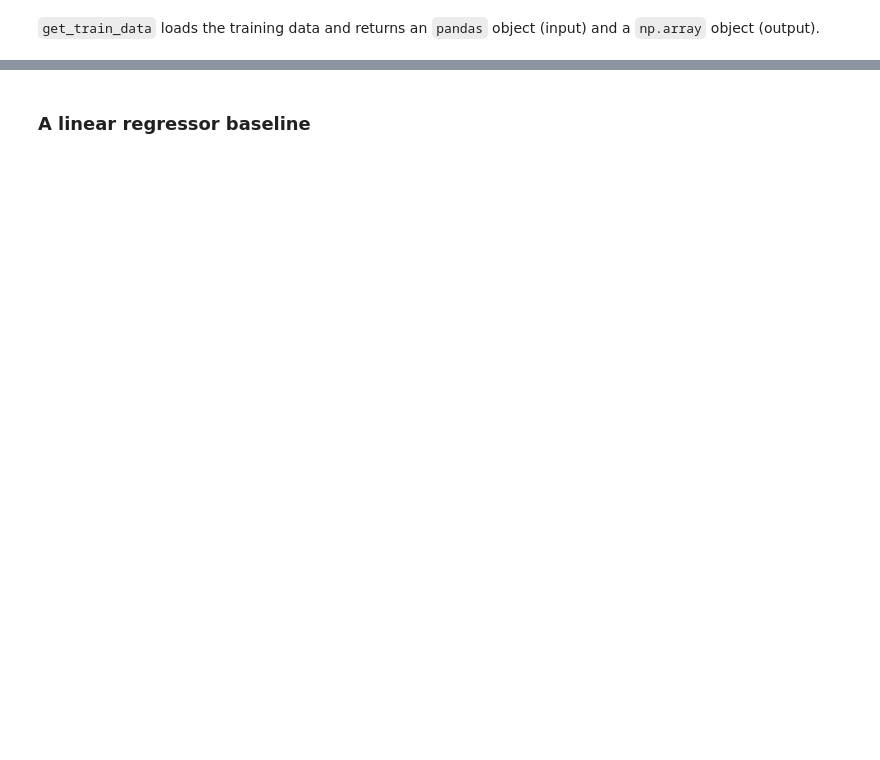
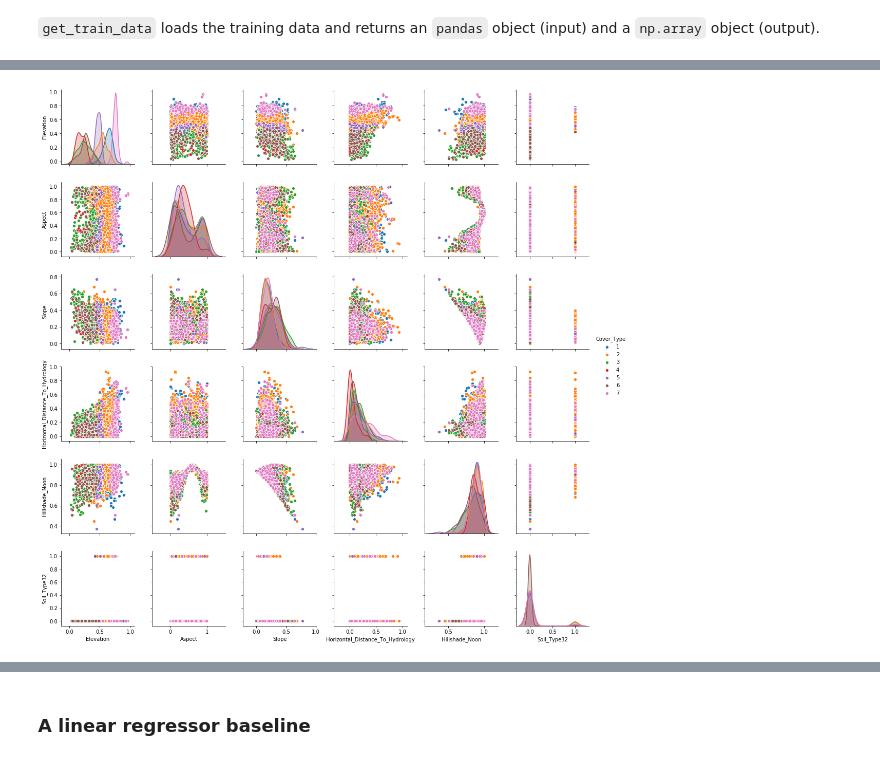
Before and after one commit to ramp-kits/covertype, a Jupyter notebook: covertype_starting_kit.ipynb, the cells around one changed output, grey strips where cells are left out. Cells and saved outputs as stored; diff of their text form; code cells hidden in the pictures; blank space fills up the shorter version.

```diff
--- a/covertype_starting_kit.ipynb
+++ b/covertype_starting_kit.ipynb
@@ -97,0 +93,12 @@ scatter_matrix(
+# %%
+features = [
+    'Elevation', 'Aspect', 'Slope',
+    'Horizontal_Distance_To_Hydrology',
+    'Hillshade_Noon', 'Soil_Type32',
+    'Cover_Type'
+]
+_ = sns.pairplot(
+    df[features], hue="Cover_Type"
+)
+# %% [output]
+[figure, added]
```
Also changed, not shown: parts of 48 cells of this notebook, 4 other files.
